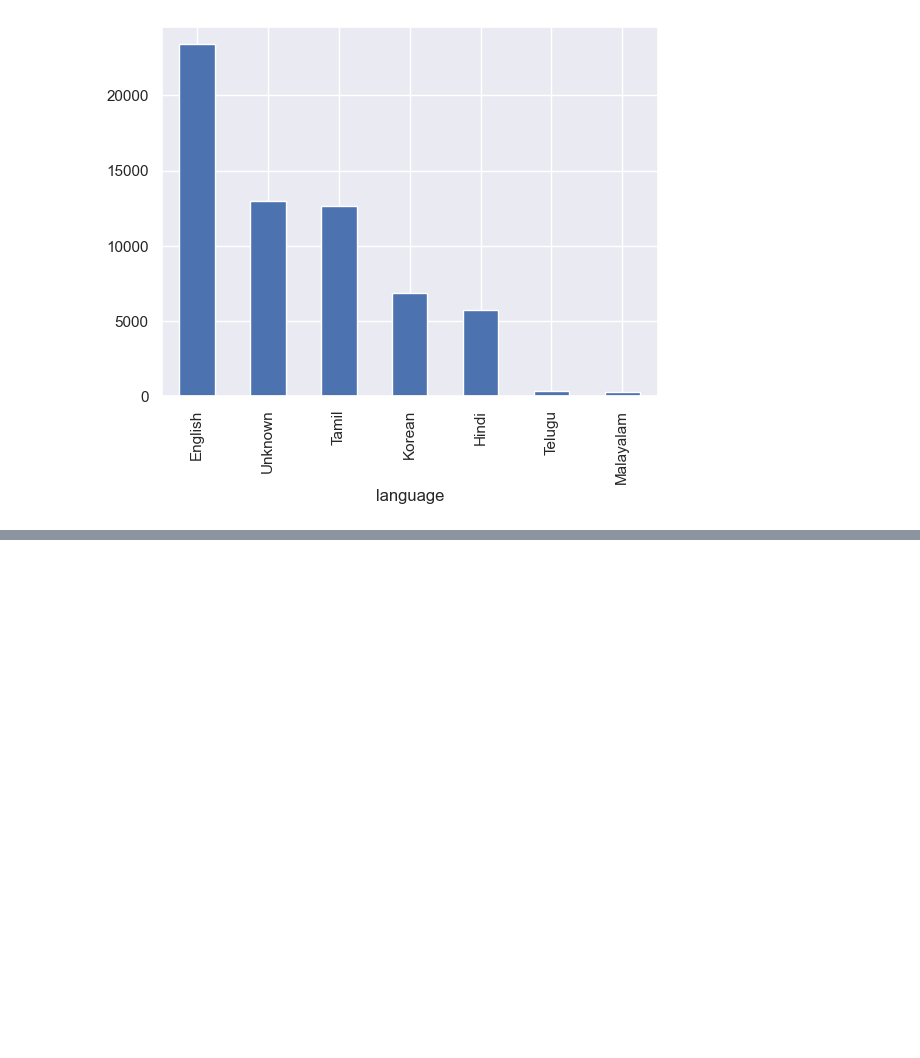
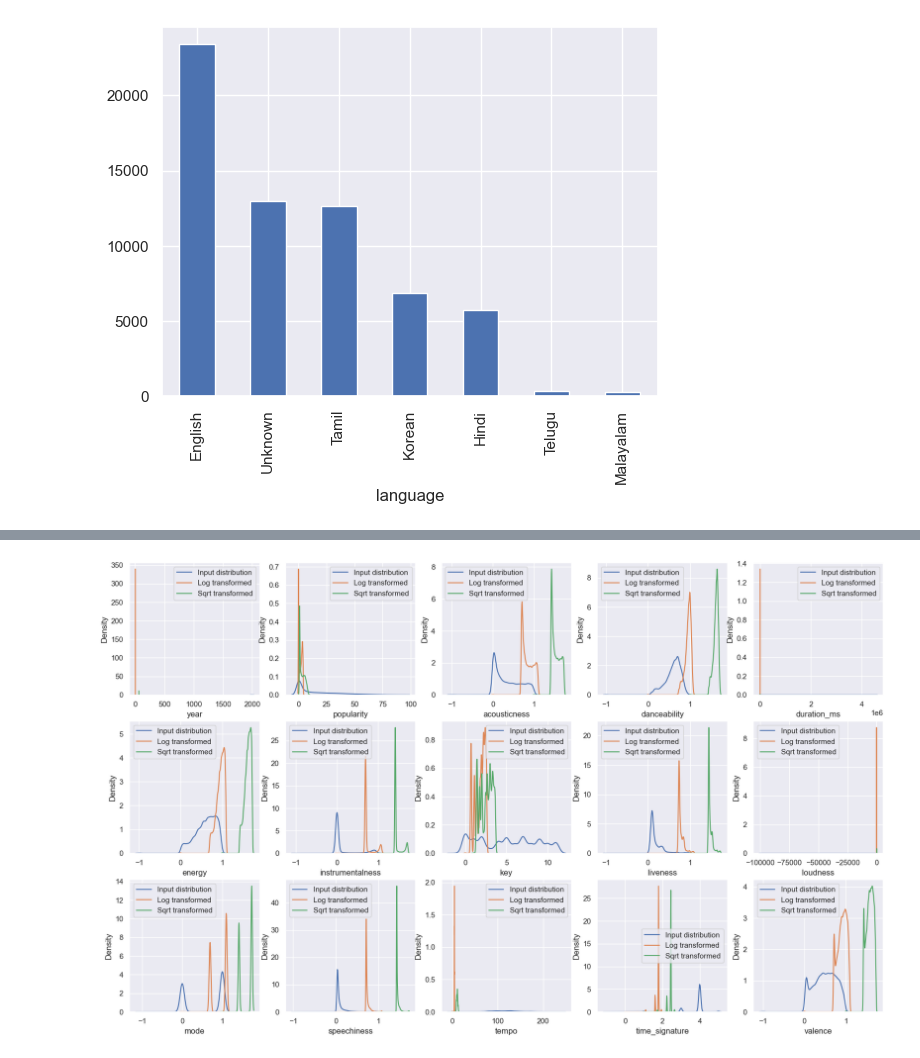
Before and after one commit to Sammuel21/pridav-music-project, a Jupyter notebook: Development/gulas16/eda.ipynb, the cells around one changed output, grey strips where cells are left out. Cells and saved outputs as stored; diff of their text form; code cells hidden in the pictures; blank space fills up the shorter version.

```diff
--- a/Development/gulas16/eda.ipynb
+++ b/Development/gulas16/eda.ipynb
@@ -119,0 +91,3 @@ data['language'].value_counts().plot.bar()
+# %%
+numeric_data = data[data.columns[data.dtypes != object]]
+categorical_data = data[data.columns[data.dtypes == object]]
@@ -119,0 +107,35 @@ data['language'].value_counts().plot.bar()
+# %%
+def custom_log_transform(X, epsilon=None):
+
+    if epsilon is None:
+        epsilon = abs(X.min()) + 1
+
+    X_log = np.log(X + epsilon)
+
+    return X_log
+
+
+def custom_sqrt_transform(X, epsilon=None):
+
+    if epsilon is None:
+        epsilon = abs(X.min()) + 1
+
+    X_sqrt = np.sqrt(X + epsilon)
+
+    return X_sqrt
+# %%
+fig, axs = plt.subplots(3, 5, figsize=(20, 12))
+
+axs = axs.flatten()
+
+for i, col in enumerate(numeric_data.columns):
+
+    column = numeric_data[col]
+
+    sns.kdeplot(data=column, ax=axs[i], label='Input distribution')
+    sns.kdeplot(data=custom_log_transform(column), ax=axs[i], label='Log transformed')
+    sns.kdeplot(data=custom_sqrt_transform(column), ax=axs[i], label='Sqrt transformed')
+
+    axs[i].legend()
+# %% [output]
+[figure, added]
```
Also changed, not shown: parts of 18 cells of this notebook.
